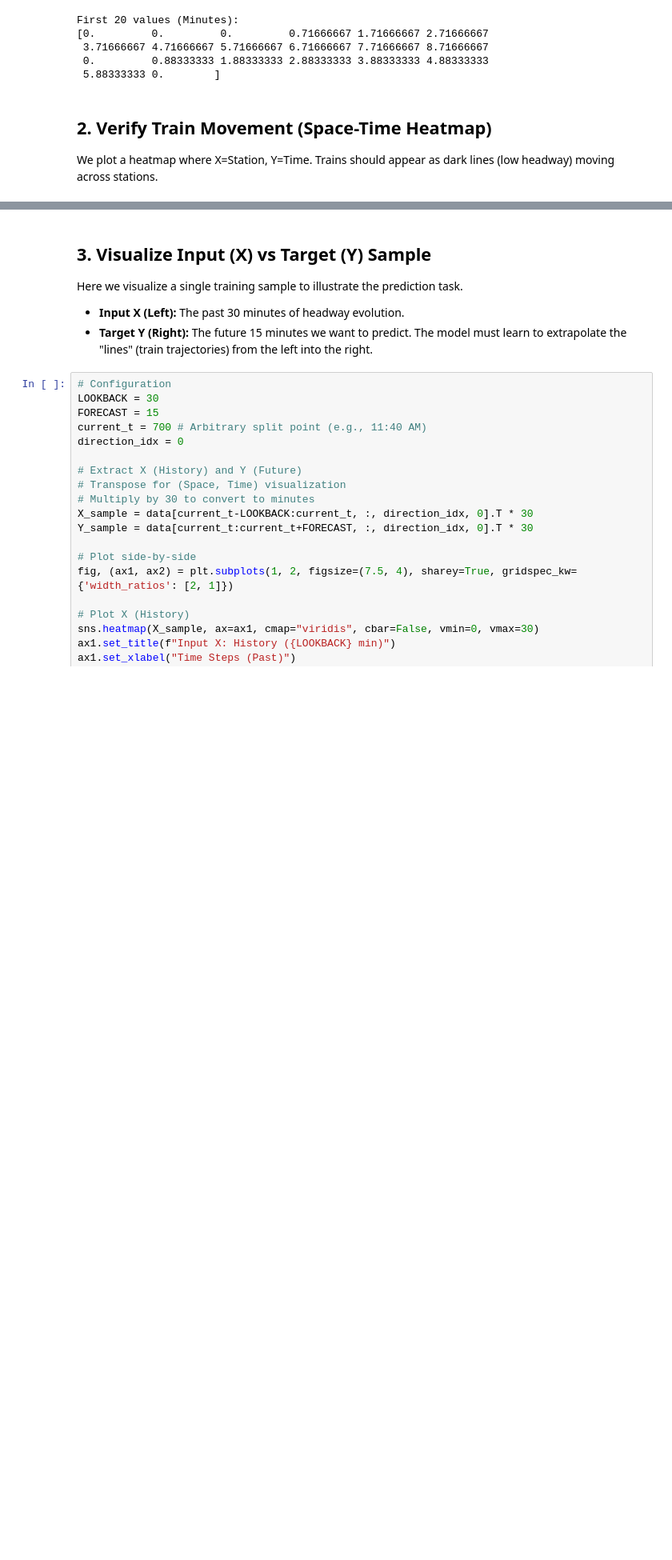
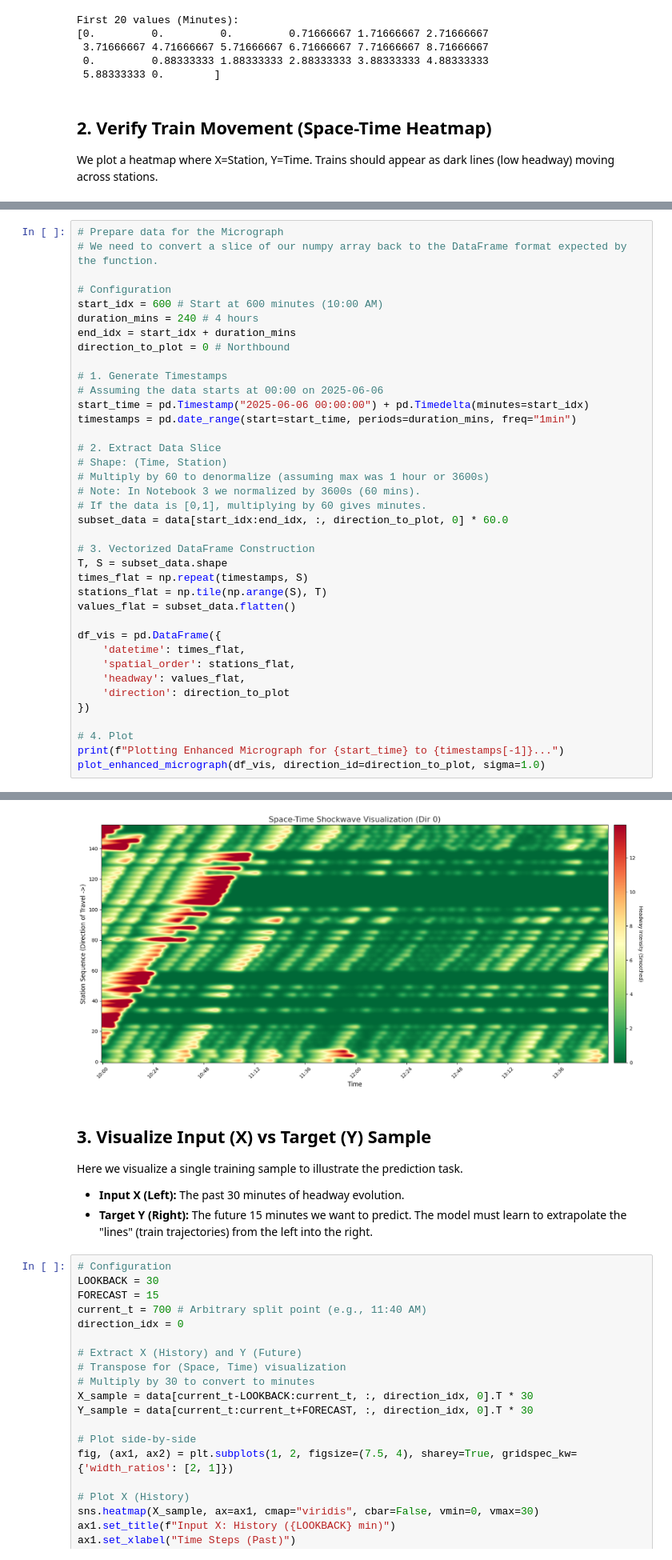
Before and after one commit to DanHerman212/headway-prediction, a Jupyter notebook: notebooks/4_spatiotemporal_eda.ipynb, the cells around one changed output, grey strips where cells are left out. Shown at 80% size. Drawn from its saved outputs; the diff is of its cells as text; blank space fills up the shorter version.

Commit message:
updated eda and training notebooks

```diff
--- a/notebooks/4_spatiotemporal_eda.ipynb
+++ b/notebooks/4_spatiotemporal_eda.ipynb
@@ -91,0 +142,39 @@ plt.show()
+# %%
+# Prepare data for the Micrograph
+# We need to convert a slice of our numpy array back to the DataFrame format expected by the function.
+
+# Configuration
+start_idx = 600 # Start at 600 minutes (10:00 AM)
+duration_mins = 240 # 4 hours
+end_idx = start_idx + duration_mins
+direction_to_plot = 0 # Northbound
+
+# 1. Generate Timestamps
+# Assuming the data starts at 00:00 on 2025-06-06
+start_time = pd.Timestamp("2025-06-06 00:00:00") + pd.Timedelta(minutes=start_idx)
+timestamps = pd.date_range(start=start_time, periods=duration_mins, freq="1min")
+
+# 2. Extract Data Slice
+# Shape: (Time, Station)
+# Multiply by 60 to denormalize (assuming max was 1 hour or 3600s)
+# Note: In Notebook 3 we normalized by 3600s (60 mins).
+# If the data is [0,1], multiplying by 60 gives minutes.
+subset_data = data[start_idx:end_idx, :, direction_to_plot, 0] * 60.0
+
+# 3. Vectorized DataFrame Construction
+T, S = subset_data.shape
+times_flat = np.repeat(timestamps, S)
+stations_flat = np.tile(np.arange(S), T)
+values_flat = subset_data.flatten()
+
+df_vis = pd.DataFrame({
+    'datetime': times_flat,
+    'spatial_order': stations_flat,
+    'headway': values_flat,
+    'direction': direction_to_plot
+})
+
+# 4. Plot
+print(f"Plotting Enhanced Micrograph for {start_time} to {timestamps[-1]}...")
+plot_enhanced_micrograph(df_vis, direction_id=direction_to_plot, sigma=1.0)
+# %% [output]
@@ -92,3 +182,4 @@ plt.show()
+[figure, added]
 # %% [markdown]
 ## 3. Visualize Input (X) vs Target (Y) Sample
 Here we visualize a single training sample to illustrate the prediction task.
```
Also changed, not shown: parts of 3 cells of this notebook, 1 other file.
